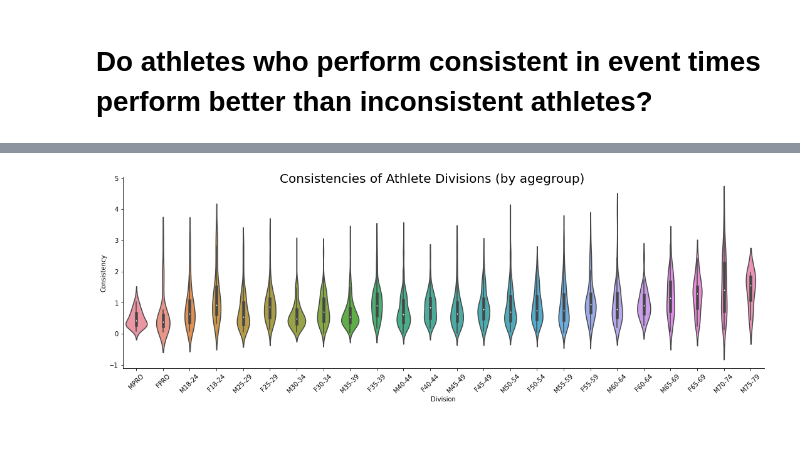
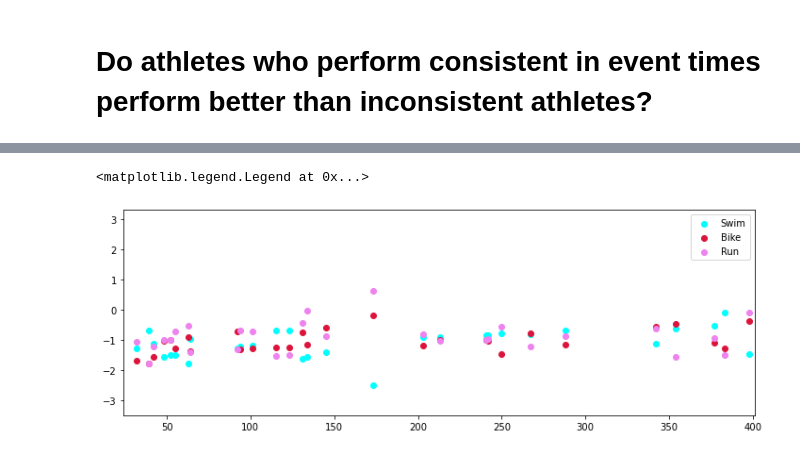
Before and after one commit to czaloumi/ironman-2019, a Jupyter notebook: ironman19.ipynb, the cells around one changed output, grey strips where cells are left out. Saved outputs shown, nothing was run; the diff lists cells and outputs as text; code cells hidden in the pictures.

```diff
--- a/ironman19.ipynb
+++ b/ironman19.ipynb
@@ -689,9 +659,18 @@ df
-# %%
-ax = sns.catplot(x='Division', y='Consistency',  kind='violin', split=True, data=df,
-                 order=['MPRO', 'FPRO', 'M18-24', 'F18-24', 'M25-29', 'F25-29', 'M30-34', 'F30-34', 'M35-39', 'F35-39', 'M40-44', 'F40-44',
-                       'M45-49', 'F45-49', 'M50-54', 'F50-54', 'M55-59', 'F55-59', 'M60-64', 'F60-64', 'M65-69', 'F65-69', 'M70-74', 'M75-79'], height=5, aspect=3);
-ax.set_xticklabels(rotation=45)
-ax.fig.suptitle('Consistencies of Athlete Divisions (by agegroup)', fontsize=20)
-plt.savefig('divisionconsistency.png', bbox_inches='tight')
-# %% [output]
-[figure, removed]
+# %%
+fem_results = df[df['Gender'] == 'Female']
+fem_pro = fem_results[fem_results['Division'] == 'FPRO']
+fem_agegroups = fem_results[fem_results['Division'] != 'FPRO']
+male_results = df[df['Gender'] == 'Male']
+male_pro = male_results[male_results['Division'] == 'MPRO']
+male_agegroups = male_results[male_results['Division'] != 'MPRO']
+# %%
+fig, ax = plt.subplots(1, figsize=(12,4))
+
+ax.scatter(fem_pro['Overall Rank'], fem_pro['Specialize Swim'], color='aqua', label='Swim')
+ax.scatter(fem_pro['Overall Rank'], fem_pro['Specialize Bike'], color='crimson', label='Bike')
+ax.scatter(fem_pro['Overall Rank'], fem_pro['Specialize Run'], color='violet', label='Run')
+ax.set_xbound(24, 401)
+ax.legend()
+# %% [output]
+<matplotlib.legend.Legend at 0x...>
+[figure, added]
```
Also changed, not shown: parts of 24 cells of this notebook.
